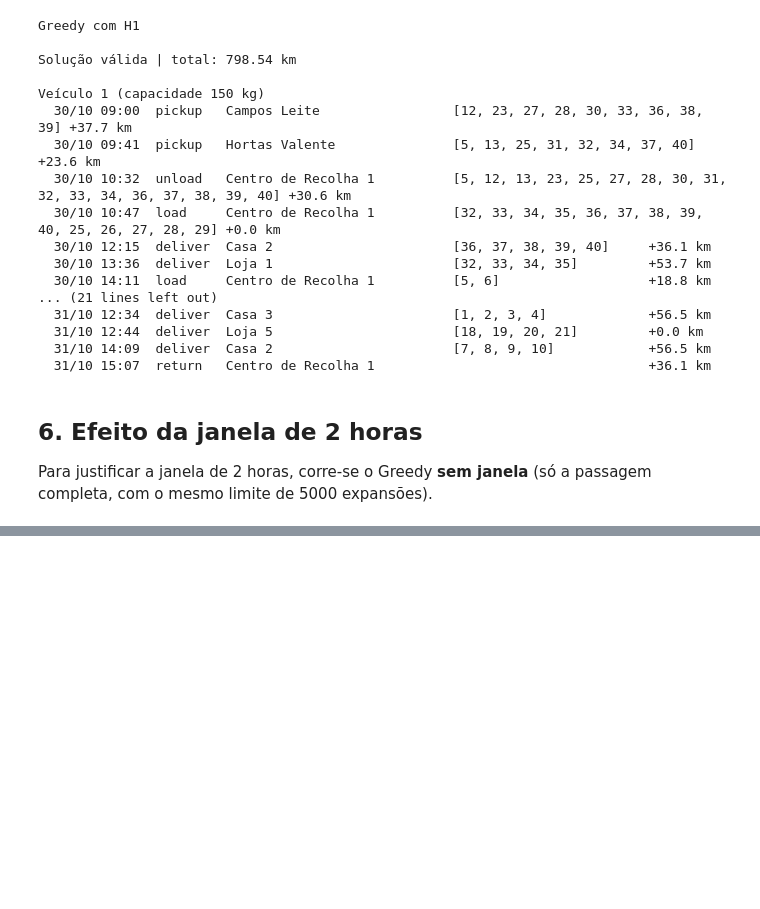
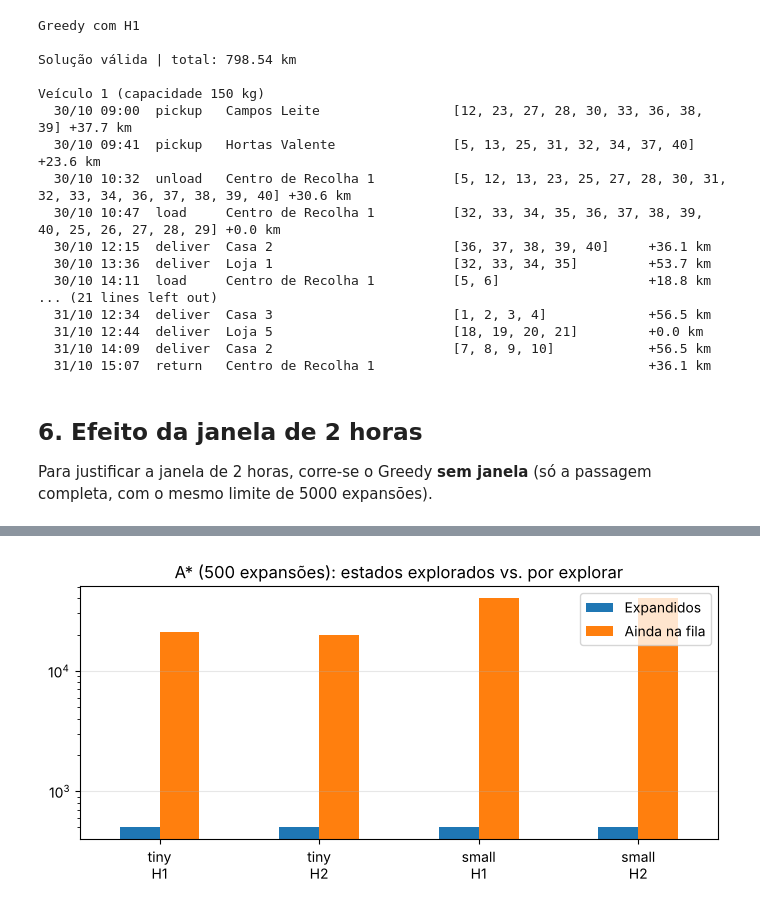
Before and after one commit to Davidsvf/IA26_TP_G05, a Jupyter notebook: notebooks/informed_search.ipynb, the cells around one changed output, grey strips where cells are left out. Drawn from its saved outputs; the diff is of its cells as text; code cells hidden in the pictures; blank space fills up the shorter version.

```diff
--- a/notebooks/informed_search.ipynb
+++ b/notebooks/informed_search.ipynb
@@ -208,0 +239,18 @@ pd.DataFrame(linhas)
+# %%
+from src.informed import a_star_search, astar_h1, astar_h2
+
+linhas = []
+for nome, prob in problemas.items():
+    for h_nome, h in {"H1": astar_h1, "H2": astar_h2}.items():
+        rotas, nos, info = a_star_search(prob, heuristica=h, max_expansoes=500, estatisticas=True)
+        fases = info["estado mais avançado"]
+        linhas.append({"Dataset": nome, "Heurística": h_nome,
+                       "Solução": "encontrada" if rotas else "sem solução",
+                       "Expandidos": nos, "Gerados": info["gerados"],
+                       "Repetidos": info["repetidos"], "Ainda na fila": info["ainda na fila"],
+                       "Gerados por expansão": round(info["gerados"] / nos),
+                       "Mais avançado: recolhidos": len(prob.requests) - fases["por recolher"],
+                       "Mais avançado: entregues": fases["entregues"],
+                       "Tempo (s)": info["tempo (s)"]})
+resultados_astar = pd.DataFrame(linhas)
+resultados_astar
@@ -208,0 +263,12 @@ pd.DataFrame(linhas)
+# %%
+fig, eixo = plt.subplots(figsize=(7, 3.5))
+tabela = resultados_astar.set_index(["Dataset", "Heurística"])[["Expandidos", "Ainda na fila"]]
+tabela.plot(kind="bar", ax=eixo, rot=0, logy=True)
+eixo.set_title("A* (500 expansões): estados explorados vs. por explorar")
+eixo.set_xticklabels([f"{d.replace('data_', '')}\n{h}" for d, h in tabela.index])
+eixo.set_xlabel("")
+eixo.grid(axis="y", alpha=0.3)
+plt.tight_layout()
+plt.show()
+# %% [output]
+[figure, added]
```
Also changed, not shown: parts of 8 cells of this notebook, 9 other files.
